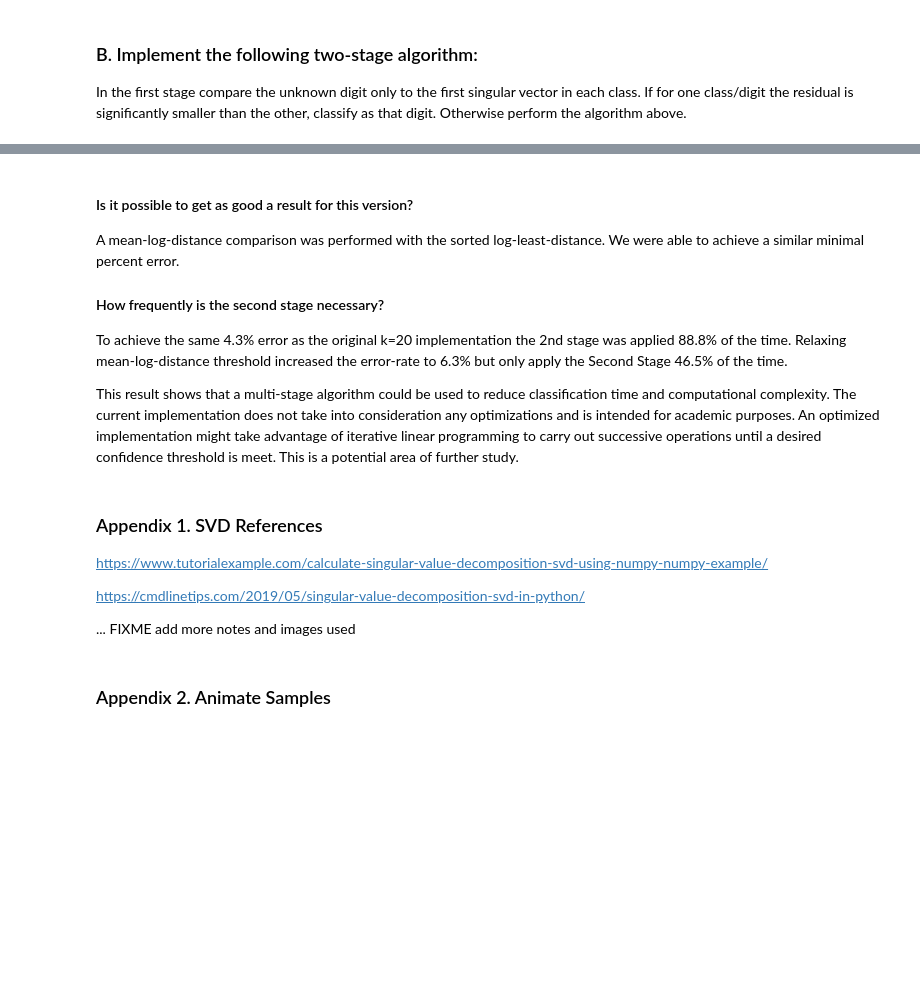
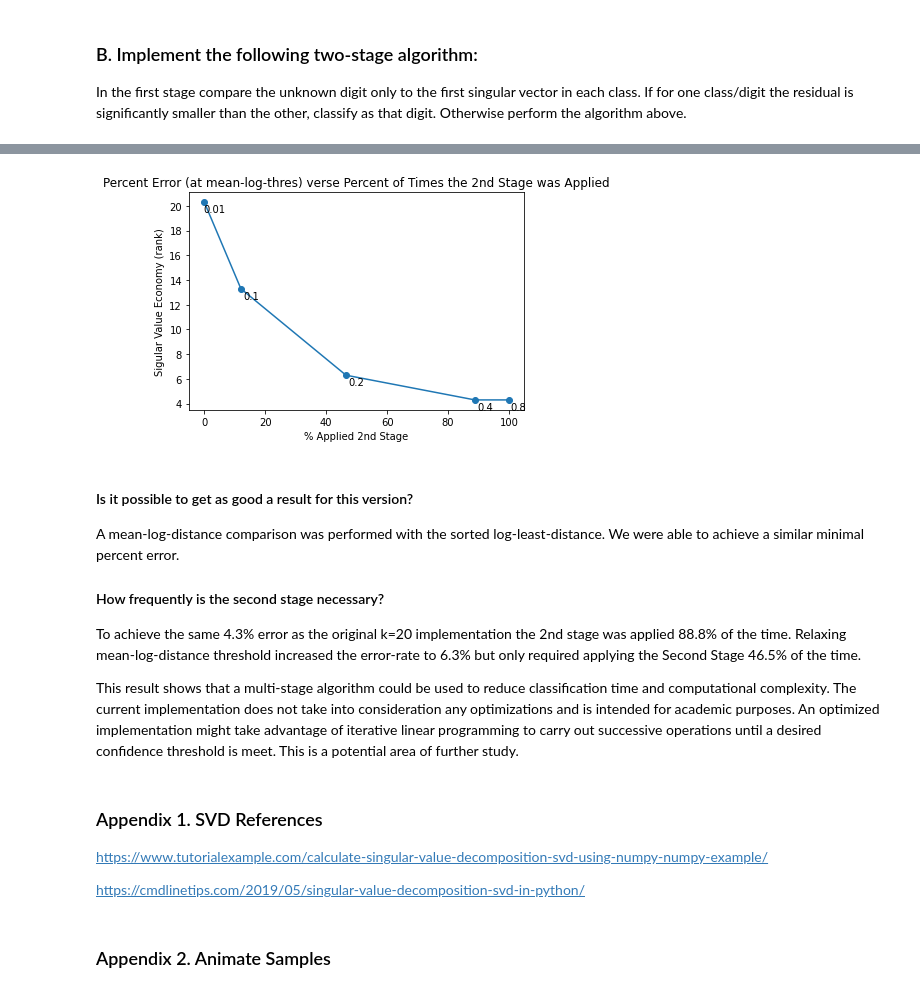
Before and after one commit to fractalclockwork/Math425, a Jupyter notebook: FinalProjectProblem3.ipynb, the cells around one changed output, grey strips where cells are left out. Saved outputs shown, nothing was run; the diff lists cells and outputs as text; code cells hidden in the pictures; blank space fills up the shorter version.

Commit message:
added plot for section B

```diff
--- a/FinalProjectProblem3.ipynb
+++ b/FinalProjectProblem3.ipynb
@@ -292,9 +294,33 @@ Percentage of Second Stage Applications: 88.8
+# %%
+# meanLogthres
+# perrorList
+# p2ndApply
+
+#plot percentError at mean-log-thres verse percent2ndStage
+#fig, ax = plt.subplots()
+#ld = meanLogthres
+plt.plot(p2ndApply, perrorList)
+
+for i in range(len(meanLogthres)):
+    plt.annotate(meanLogthres[round(i)],\
+                 (p2ndApply[i], perrorList[i]),
+                 textcoords="offset points",
+                 xytext=(10,-10),
+                 ha='center')
+
+plt.scatter(p2ndApply, perrorList)
+plt.title('Percent Error (at mean-log-thres) verse Percent of Times the 2nd Stage was Applied')
+plt.xlabel('% Applied 2nd Stage')
+plt.ylabel('Sigular Value Economy (rank)')
+plt.show()
+# %% [output]
+[figure, added]
 # %% [markdown]
 #### Is it possible to get as good a result for this version?
 A mean-log-distance comparison was performed with the sorted log-least-distance.  We were able to achieve a similar minimal percent error.
 
 #### How frequently is the second stage necessary?
-To achieve the same 4.3% error as the original k=20 implementation the 2nd stage was applied 88.8% of the time.  Relaxing mean-log-distance threshold increased the error-rate to 6.3% but only apply the Second Stage 46.5% of the time.
+To achieve the same 4.3% error as the original k=20 implementation the 2nd stage was applied 88.8% of the time.  Relaxing mean-log-distance threshold increased the error-rate to 6.3% but only required applying the Second Stage 46.5% of the time.
 
 This result shows that a multi-stage algorithm could be used to reduce classification time and computational complexity.  The current implementation does not take into consideration any optimizations and is intended for academic purposes.  An optimized implementation might take advantage of iterative linear programming to carry out successive operations until a desired confidence threshold is meet.  This is a potential area of further study.
 # %% [markdown]
@@ -303,8 +329,6 @@ This result shows that a multi-stage algorithm could be used to reduce classific
 https://www.tutorialexample.com/calculate-singular-value-decomposition-svd-using-numpy-numpy-example/
 
 https://cmdlinetips.com/2019/05/singular-value-decomposition-svd-in-python/
-
-... FIXME add more notes and images used
 # %% [markdown]
 ### Appendix 2. Animate Samples
 # %%
```
Also changed, not shown: parts of 3 cells of this notebook.
